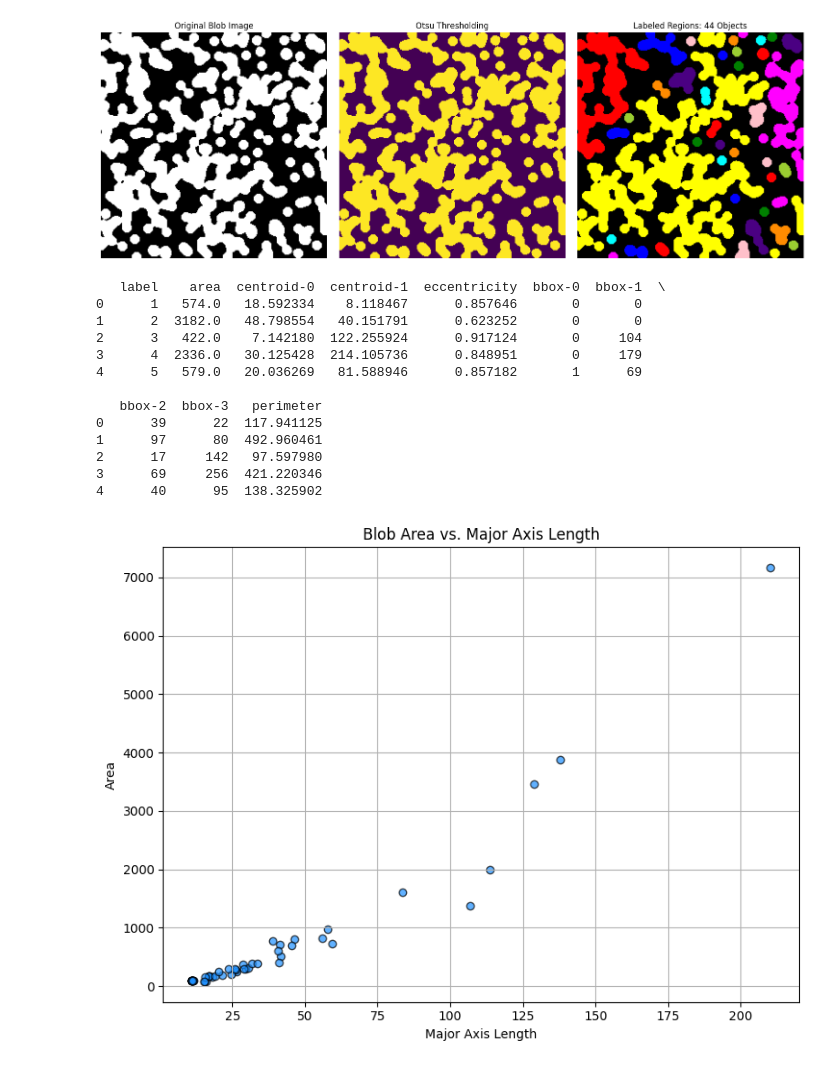
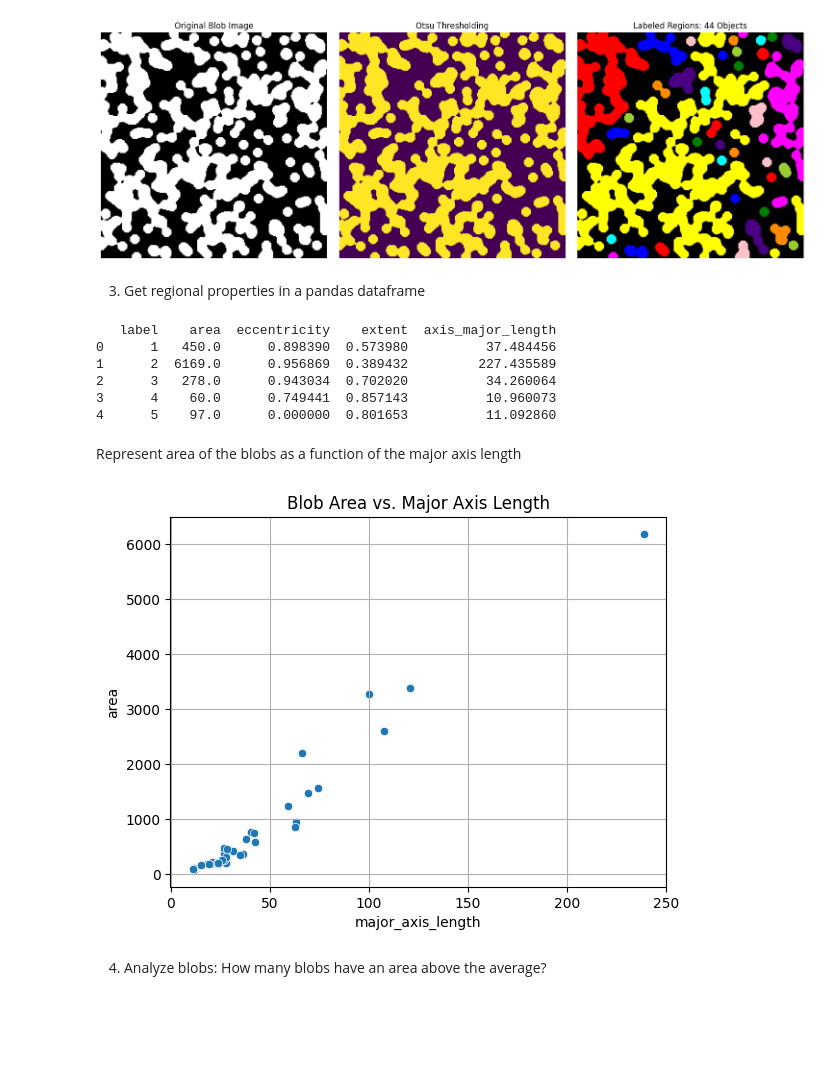
Before and after one commit to MarinaIMadh/Computer_Vision, a Jupyter notebook: M3_exercise_solution/ex4_solution.ipynb, the cells around one changed output. Saved outputs shown, nothing was run; the diff lists cells and outputs as text; code cells hidden in the pictures; blank space fills up the shorter version.

```diff
--- a/M3_exercise_solution/ex4_solution.ipynb
+++ b/M3_exercise_solution/ex4_solution.ipynb
@@ -62,6 +62,9 @@ plt.tight_layout()
 plt.show()
 # %% [output]
 [figure]
+# %% [markdown]
+
+3. Get regional properties in a pandas dataframe
 # %%
 import numpy as np
 import matplotlib.pyplot as plt
@@ -79,7 +82,7 @@ binary = image > threshold
 labeled_image = measure.label(binary, connectivity=2)
 
 # Step 4: Extract region properties into a DataFrame
-properties = ['label', 'area', 'centroid', 'eccentricity', 'bbox', 'perimeter']
+properties = ['label', 'area', 'eccentricity', 'extent' ,	'axis_major_length']
 region_props = measure.regionprops_table(labeled_image, properties=properties)
 
 df = pd.DataFrame(region_props)
@@ -87,46 +90,23 @@ df = pd.DataFrame(region_props)
 # Display first few rows
 print(df.head())
 # %% [output]
-   label    area  centroid-0  centroid-1  eccentricity  bbox-0  bbox-1  \
-0      1   574.0   18.592334    8.118467      0.857646       0       0
-1      2  3182.0   48.798554   40.151791      0.623252       0       0
-2      3   422.0    7.142180  122.255924      0.917124       0     104
-3      4  2336.0   30.125428  214.105736      0.848951       0     179
-4      5   579.0   20.036269   81.588946      0.857182       1      69
-
-   bbox-2  bbox-3   perimeter
-0      39      22  117.941125
-1      97      80  492.960461
-2      17     142   97.597980
-3      69     256  421.220346
-4      40      95  138.325902
+   label    area  eccentricity    extent  axis_major_length
+0      1   450.0      0.898390  0.573980          37.484456
+1      2  6169.0      0.956869  0.389432         227.435589
+2      3   278.0      0.943034  0.702020          34.260064
+3      4    60.0      0.749441  0.857143          10.960073
+4      5    97.0      0.000000  0.801653          11.092860
-# %%
-import numpy as np
-import matplotlib.pyplot as plt
-import pandas as pd
-from skimage import data, filters, measure
-
-# Generate and segment blobs
-image = data.binary_blobs(length=256, blob_size_fraction=0.05).astype(float)
-binary = image > filters.threshold_otsu(image)
-labeled = measure.label(binary, connectivity=2)
-
-# Extract region properties
-props = measure.regionprops_table(
-    labeled,
-    properties=['area', 'major_axis_length']
-)
-df = pd.DataFrame(props)
-
-# Scatter plot: Area vs Major Axis Length
-plt.figure(figsize=(8, 6))
-plt.scatter(df['major_axis_length'], df['area'], color='dodgerblue', edgecolor='k', alpha=0.7)
-plt.title('Blob Area vs. Major Axis Length')
-plt.xlabel('Major Axis Length')
-plt.ylabel('Area')
-plt.grid(True)
-plt.tight_layout()
-plt.show()
-# %% [output]
-[figure, removed]
+# %% [markdown]
+Represent area of the blobs as a function of the major axis length
+# %%
+import seaborn as sns
+
+sns.scatterplot(x='major_axis_length',y='area',data=df)
+plt.title('Blob Area vs. Major Axis Length')
+plt.grid('true')
+# %% [output]
+[figure, added]
+# %% [markdown]
+
+4. Analyze blobs: How many blobs have an area above the average?
 # %%
```
Also changed, not shown: parts of 11 cells of this notebook.
